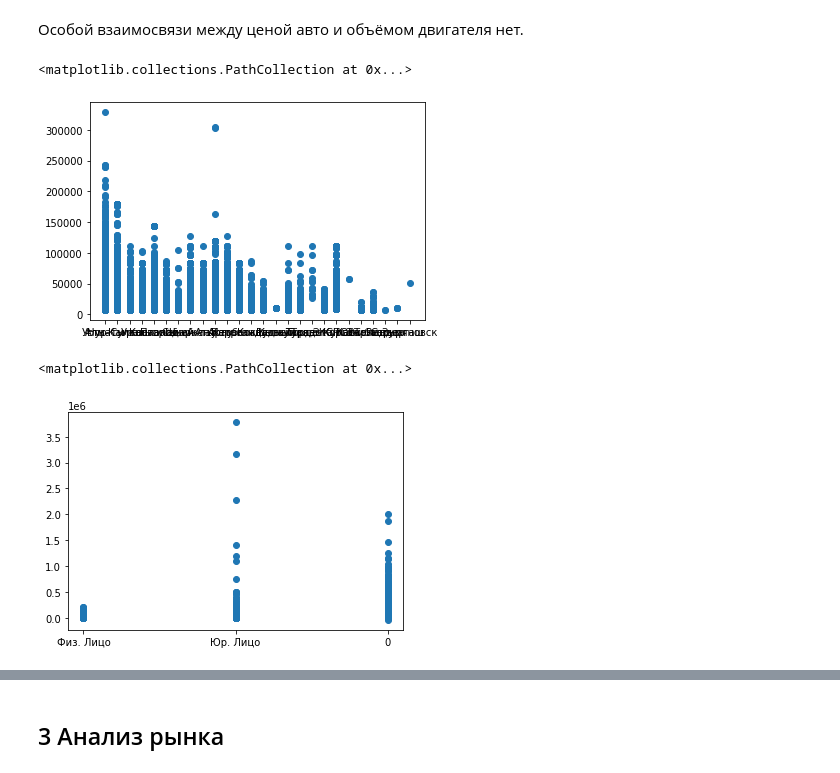
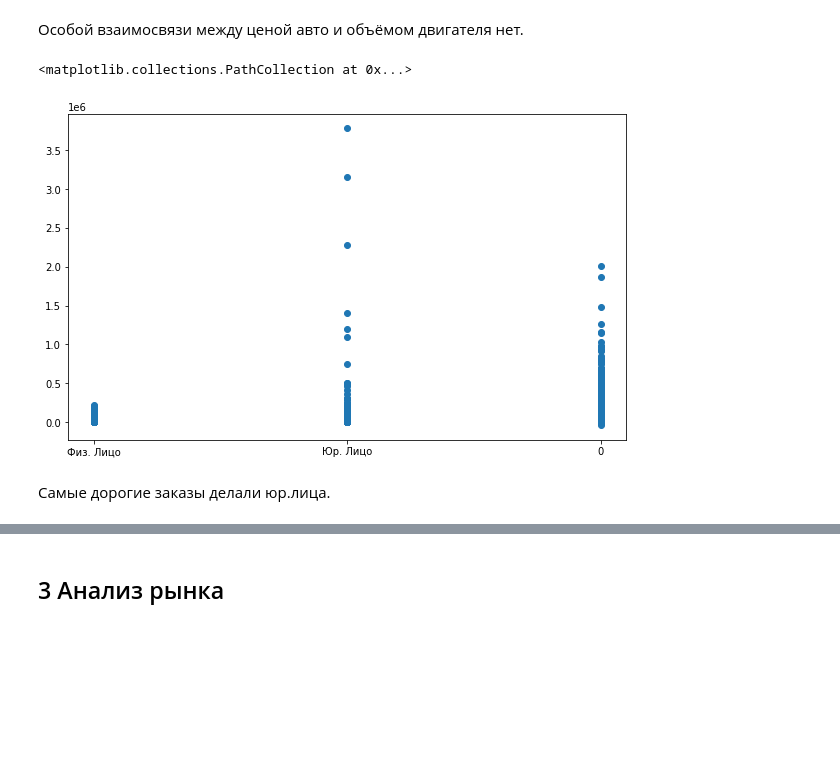
Before and after one commit to Heensz/analysis-of-the-car-market-of-Kazakhstan, a Jupyter notebook: Анализ авторынка Казахстана.ipynb, the cells around one changed output, grey strips where cells are left out. Saved outputs shown, nothing was run; the diff lists cells and outputs as text; code cells hidden in the pictures; blank space fills up the shorter version.

```diff
--- a/Анализ авторынка Казахстана.ipynb
+++ b/Анализ авторынка Казахстана.ipynb
@@ -1112,12 +1111,10 @@ plt.scatter(df['engine_capacity_liters'], df['price_usd'])
 # %% [markdown]
 Особой взаимосвязи между ценой авто и объёмом двигателя нет.
-# %%
-plt.scatter(df['region'], df['price_usd'])
-# %% [output]
-<matplotlib.collections.PathCollection at 0x...>
-[figure, removed]
 # %%
+plt.figure(figsize=(10,6))
 plt.scatter(df['customer_type'], df['sale_usd'])
 # %% [output]
 <matplotlib.collections.PathCollection at 0x...>
-[figure, old version]
+[figure, new version]
+# %% [markdown]
+Самые дорогие заказы делали юр.лица.
```
Also changed, not shown: parts of 35 cells of this notebook.
